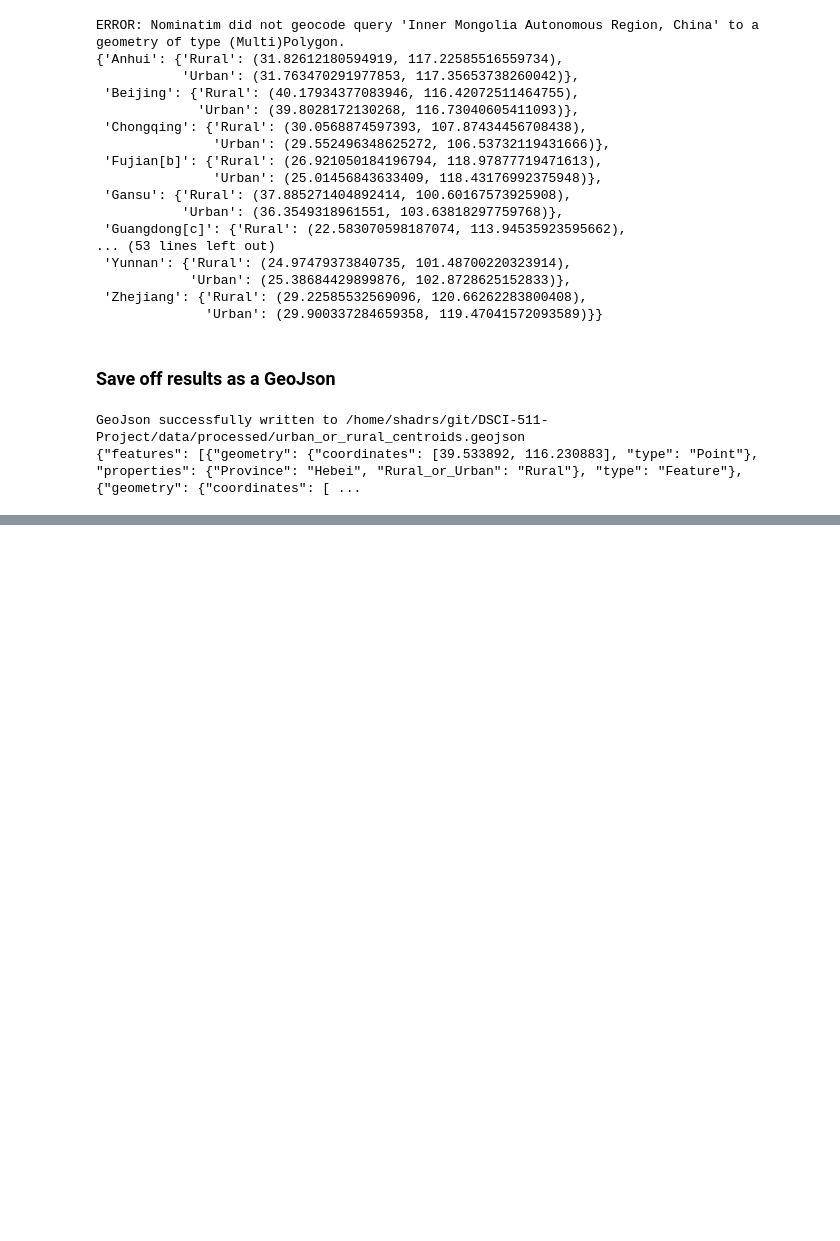
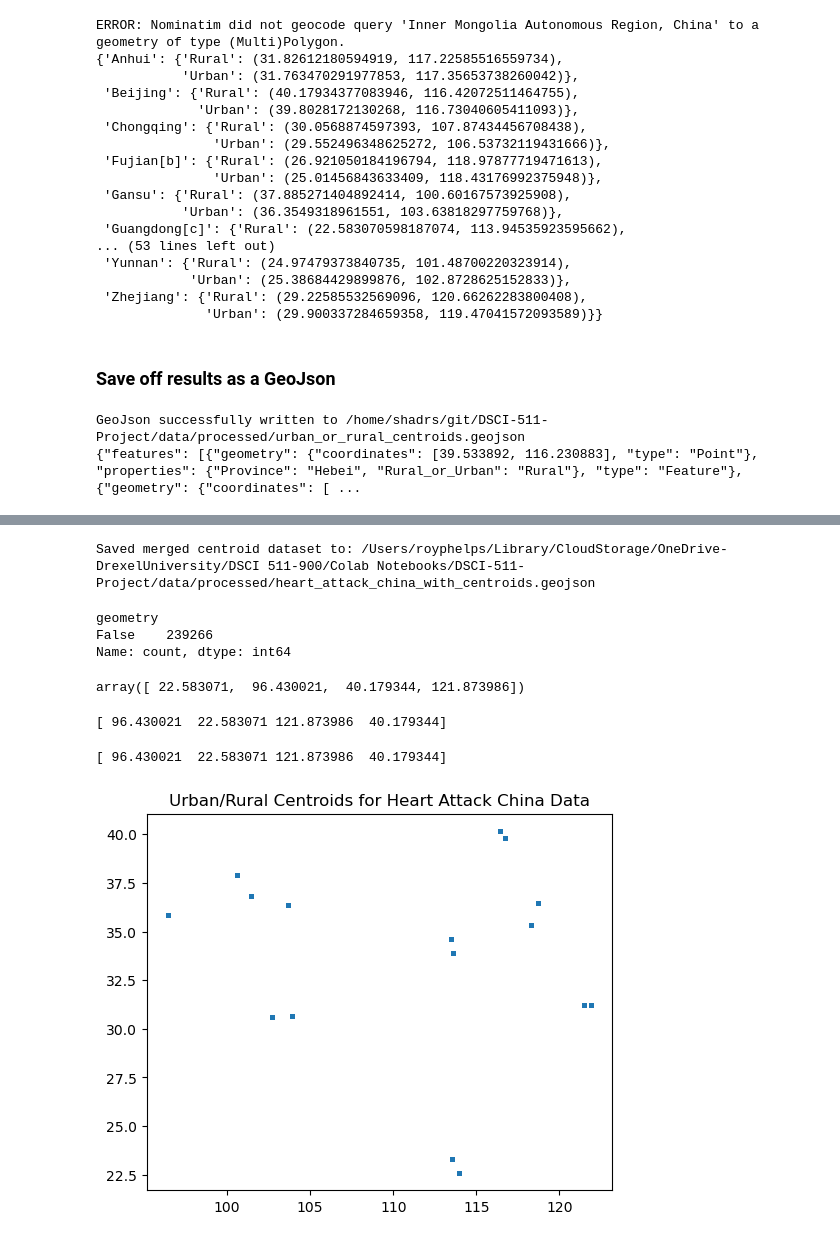
Before and after one commit to royphelps1/Heart-Attack-Rates, a Jupyter notebook: notebooks/phase2_all_in_notebook.ipynb, the cells around one changed output, grey strips where cells are left out. Drawn from its saved outputs; the diff is of its cells as text; code cells hidden in the pictures; blank space fills up the shorter version.

```diff
--- a/notebooks/phase2_all_in_notebook.ipynb
+++ b/notebooks/phase2_all_in_notebook.ipynb
@@ -965,0 +987,10 @@ GeoJson successfully written to /home/shadrs/git/DSCI-511-Project/data/processed
+# %%
+# Clean province names in centroids remove [b], [note], etc.
+gdf_centroids["province_clean"] = (
+    gdf_centroids["Province"]
+    .str.replace(r"\[.*\]", "", regex=True)
+    .str.strip()
+)
+
+# Normalize Rural/Urban labels
+gdf_centroids["urban_rural_clean"] = gdf_centroids["Rural_or_Urban"].str.strip()
@@ -965,0 +1047,62 @@ GeoJson successfully written to /home/shadrs/git/DSCI-511-Project/data/processed
+# %%
+# Save the merged dataset
+out_path = Path("../data/processed/heart_attack_china_with_centroids.geojson")
+gdf_merged.to_file(out_path, driver="GeoJSON")
+print(f"Saved merged centroid dataset to: {out_path.resolve()}")
+# %% [output]
+Saved merged centroid dataset to: /Users/royphelps/Library/CloudStorage/OneDrive-DrexelUniversity/DSCI 511-900/Colab Notebooks/DSCI-511-Project/data/processed/heart_attack_china_with_centroids.geojson
+# %%
+# Check the merged dataset's geometry
+gdf_merged.geometry.isna().value_counts()
+# %% [output]
+geometry
+False    239266
+Name: count, dtype: int64
+# %%
+# Check the merged dataset's bounds
+gdf_merged.total_bounds
+# %% [output]
+array([ 22.583071,  96.430021,  40.179344, 121.873986])
+# %%
+import geopandas as gpd
+
+# Geopandas uses standard lon,lat: x=longitude, y=latituds
+# the GEOJSON was swapped. Reverse them bakck.
+# From the existing gdf_merged
+gdf_merged["lat"] = gdf_merged.geometry.x   # x currently holds latitude
+gdf_merged["lon"] = gdf_merged.geometry.y   # y currently holds longitude
+
+# Rebuild geometry with correct order: (lon, lat)
+gdf_merged["geometry"] = gpd.points_from_xy(
+    gdf_merged["lon"], # x is now lon
+    gdf_merged["lat"]  # y is now lat
+)
+
+# Set proper CRS
+# CRS is standard lat,lon in degrees use by GPS, OpenStreetMap...
+# example: epsg=4326 is WGS84
+gdf_merged.set_crs(epsg=4326, inplace=True)
+
+# Check bounds again
+print(gdf_merged.total_bounds)
+# %% [output]
+[ 96.430021  22.583071 121.873986  40.179344]
+# %%
+gdf_plot = gdf_merged[~gdf_merged.geometry.isna()].copy()
+print(gdf_plot.total_bounds)
+# %% [output]
+[ 96.430021  22.583071 121.873986  40.179344]
+# %%
+# Plotting library import
+import matplotlib.pyplot as plt
+
+# Only where the geometry is not, ~, NaN
+gdf_plot = gdf_merged[~gdf_merged.geometry.isna()].copy()
+
+# Create a 6x6 map that plots the points
+fig, ax = plt.subplots(figsize=(6, 6))
+gdf_plot.plot(ax=ax, markersize=5)
+ax.set_title("Urban/Rural Centroids for Heart Attack China Data")
+plt.show()
+# %% [output]
+[figure, added]
```
Also changed, not shown: parts of 6 cells of this notebook.
